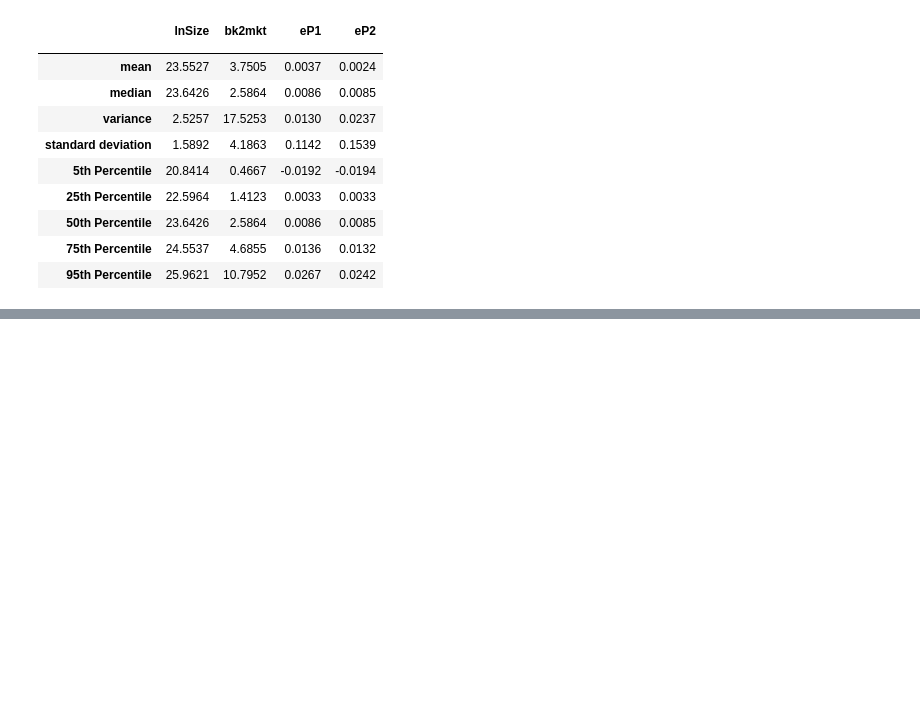
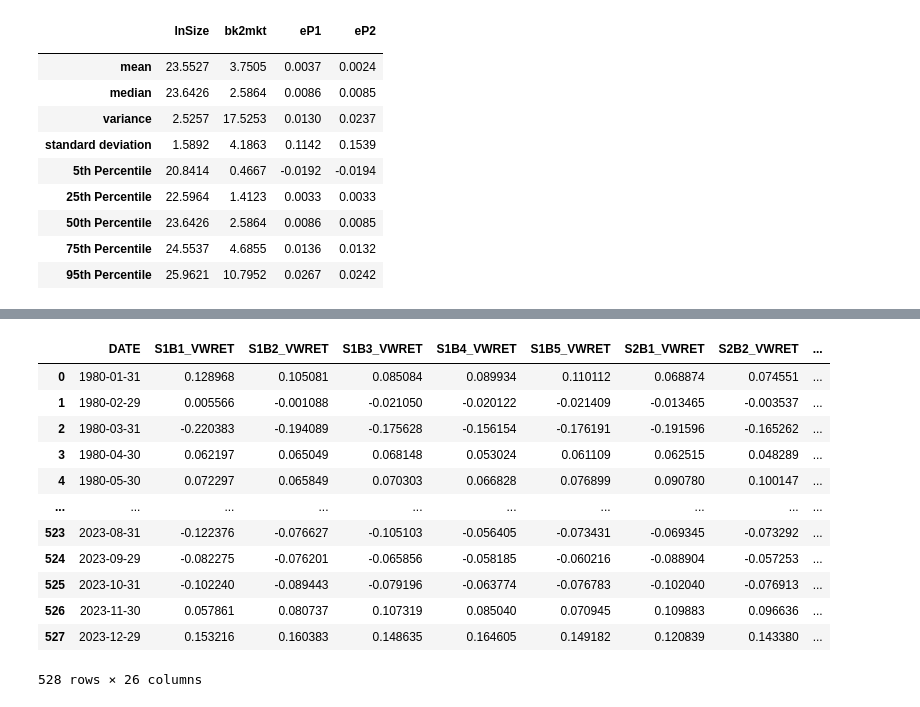
Before and after one commit to uWaterloo-CFM/CFM-301, a Jupyter notebook: Assignment 2/Assignment 2.ipynb, the cells around one changed output, grey strips where cells are left out. Drawn from its saved outputs; the diff is of its cells as text; code cells hidden in the pictures; blank space fills up the shorter version.

```diff
--- a/Assignment 2/Assignment 2.ipynb
+++ b/Assignment 2/Assignment 2.ipynb
@@ -426,0 +434,4 @@ statistics_df.astype(float).round(4)
+# %%
+# Import data
+ff3 = pd.read_sas("ff_3+mom.sas7bdat", encoding = 'ISO-8859-1')
+ff5x5 = pd.read_sas("ff_5x5-value-weighted.sas7bdat", encoding = 'ISO-8859-1')
@@ -426,0 +454,16 @@ statistics_df.astype(float).round(4)
+# %%
+ff5x5[["DATE", "S1B1_VWRET"]]
+# %% [output]
+|  | DATE | S1B1_VWRET | S1B2_VWRET | S1B3_VWRET | S1B4_VWRET | S1B5_VWRET | S2B1_VWRET | S2B2_VWRET | ... |
+| 0 | 1980-01-31 | 0.128968 | 0.105081 | 0.085084 | 0.089934 | 0.110112 | 0.068874 | 0.074551 | ... |
+| 1 | 1980-02-29 | 0.005566 | -0.001088 | -0.021050 | -0.020122 | -0.021409 | -0.013465 | -0.003537 | ... |
+| 2 | 1980-03-31 | -0.220383 | -0.194089 | -0.175628 | -0.156154 | -0.176191 | -0.191596 | -0.165262 | ... |
+| 3 | 1980-04-30 | 0.062197 | 0.065049 | 0.068148 | 0.053024 | 0.061109 | 0.062515 | 0.048289 | ... |
+| 4 | 1980-05-30 | 0.072297 | 0.065849 | 0.070303 | 0.066828 | 0.076899 | 0.090780 | 0.100147 | ... |
+| ... | ... | ... | ... | ... | ... | ... | ... | ... | ... |
+| 523 | 2023-08-31 | -0.122376 | -0.076627 | -0.105103 | -0.056405 | -0.073431 | -0.069345 | -0.073292 | ... |
+| 524 | 2023-09-29 | -0.082275 | -0.076201 | -0.065856 | -0.058185 | -0.060216 | -0.088904 | -0.057253 | ... |
+| 525 | 2023-10-31 | -0.102240 | -0.089443 | -0.079196 | -0.063774 | -0.076783 | -0.102040 | -0.076913 | ... |
+| 526 | 2023-11-30 | 0.057861 | 0.080737 | 0.107319 | 0.085040 | 0.070945 | 0.109883 | 0.096636 | ... |
+| 527 | 2023-12-29 | 0.153216 | 0.160383 | 0.148635 | 0.164605 | 0.149182 | 0.120839 | 0.143380 | ... |
+528 rows × 26 columns
```
Also changed, not shown: parts of 12 cells of this notebook, 3 other files.
